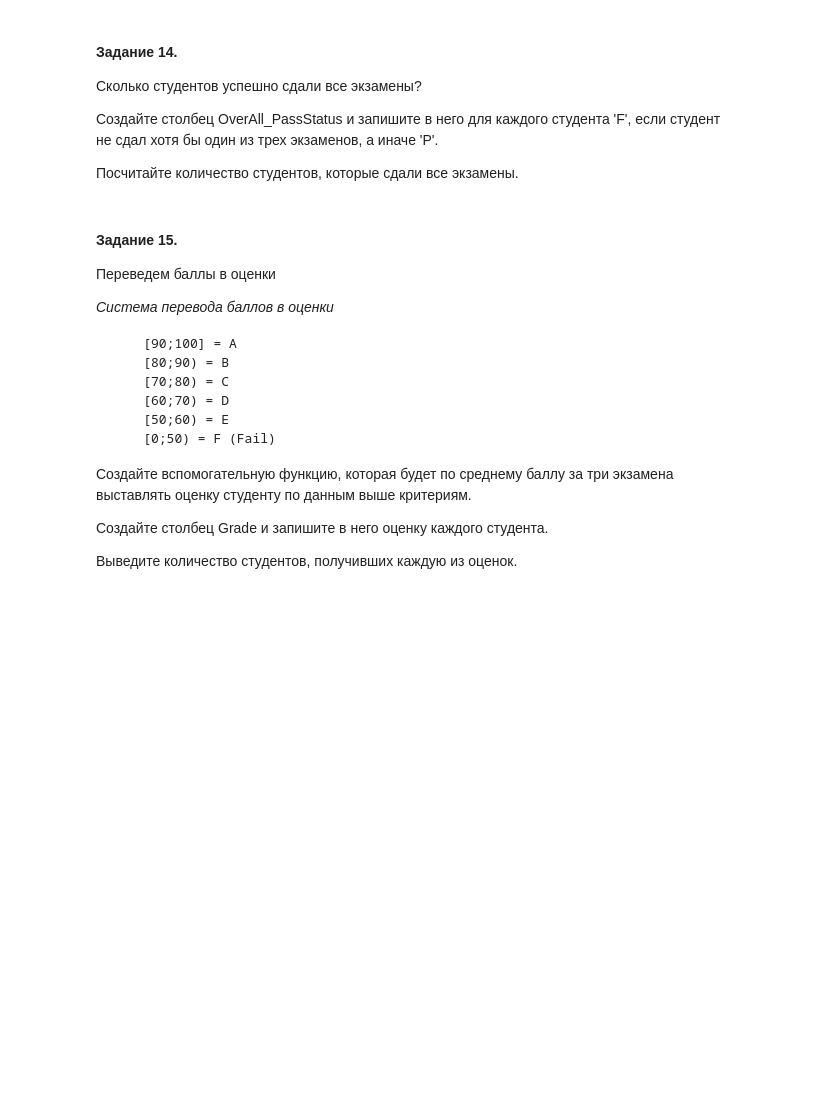
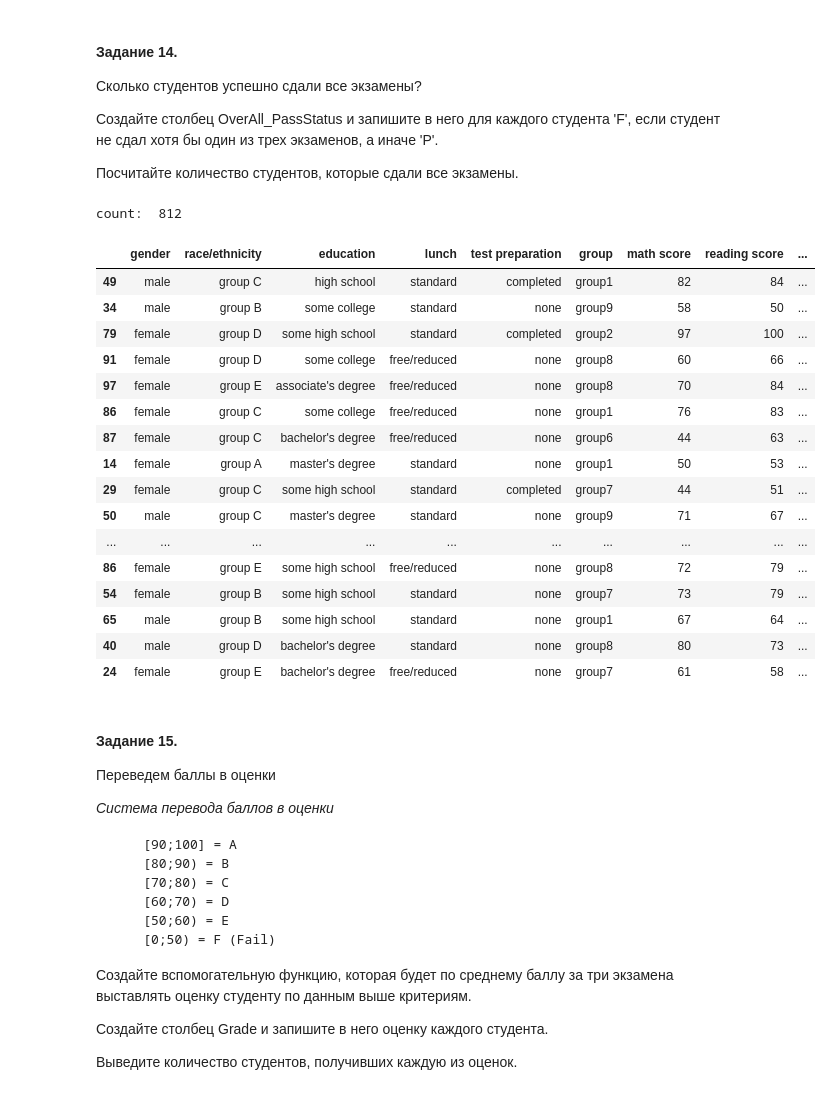
Before and after one commit to AngelaShumilova/RSUH-mag2021, a Jupyter notebook: s2/hw06pro.ipynb, the cells around one changed output. Drawn from its saved outputs; the diff is of its cells as text; code cells hidden in the pictures; blank space fills up the shorter version.

```diff
--- a/s2/hw06pro.ipynb
+++ b/s2/hw06pro.ipynb
@@ -243,10 +389,34 @@ df.head()
 Посчитайте количество студентов, которые сдали все экзамены.
 # %%
 df["OverAll_PassStatus"] = df[["Math_PassStatus", "Reading_PassStatus", 'Writing_PassStatus']].apply(lambda x:
-                                                                                                    'F' if (x[['Math_PassStatus', 'Reading_PassStatus', 'Writing_PassStatus']] == 'F').any() else 'P', axis = 1)
+                                                                                                     'F' if (x[[
+                                                                                                         'Math_PassStatus',
+                                                                                                         'Reading_PassStatus',
+                                                                                                         'Writing_PassStatus']] == 'F').any() else 'P',
+                                                                                                     axis=1)
 
+print("count: ", df[df.OverAll_PassStatus == "P"].shape[0])
 df.sample(20)
 # your code here
+# %% [output]
+count:  812
+|  | gender | race/ethnicity | education | lunch | test preparation | group | math score | reading score | ... |
+| 49 | male | group C | high school | standard | completed | group1 | 82 | 84 | ... |
+| 34 | male | group B | some college | standard | none | group9 | 58 | 50 | ... |
+| 79 | female | group D | some high school | standard | completed | group2 | 97 | 100 | ... |
+| 91 | female | group D | some college | free/reduced | none | group8 | 60 | 66 | ... |
+| 97 | female | group E | associate's degree | free/reduced | none | group8 | 70 | 84 | ... |
+| 86 | female | group C | some college | free/reduced | none | group1 | 76 | 83 | ... |
+| 87 | female | group C | bachelor's degree | free/reduced | none | group6 | 44 | 63 | ... |
+| 14 | female | group A | master's degree | standard | none | group1 | 50 | 53 | ... |
+| 29 | female | group C | some high school | standard | completed | group7 | 44 | 51 | ... |
+| 50 | male | group C | master's degree | standard | none | group9 | 71 | 67 | ... |
+| ... | ... | ... | ... | ... | ... | ... | ... | ... | ... |
+| 86 | female | group E | some high school | free/reduced | none | group8 | 72 | 79 | ... |
+| 54 | female | group B | some high school | standard | none | group7 | 73 | 79 | ... |
+| 65 | male | group B | some high school | standard | none | group1 | 67 | 64 | ... |
+| 40 | male | group D | bachelor's degree | standard | none | group8 | 80 | 73 | ... |
+| 24 | female | group E | bachelor's degree | free/reduced | none | group7 | 61 | 58 | ... |
 # %% [markdown]
 #### Задание 15.
 
@@ -266,3 +436,4 @@ df.sample(20)
 Создайте столбец Grade и запишите в него оценку каждого студента.
 
 Выведите количество студентов, получивших каждую из оценок.
+#####
```
Also changed, not shown: parts of 16 cells of this notebook, 21 other files.
